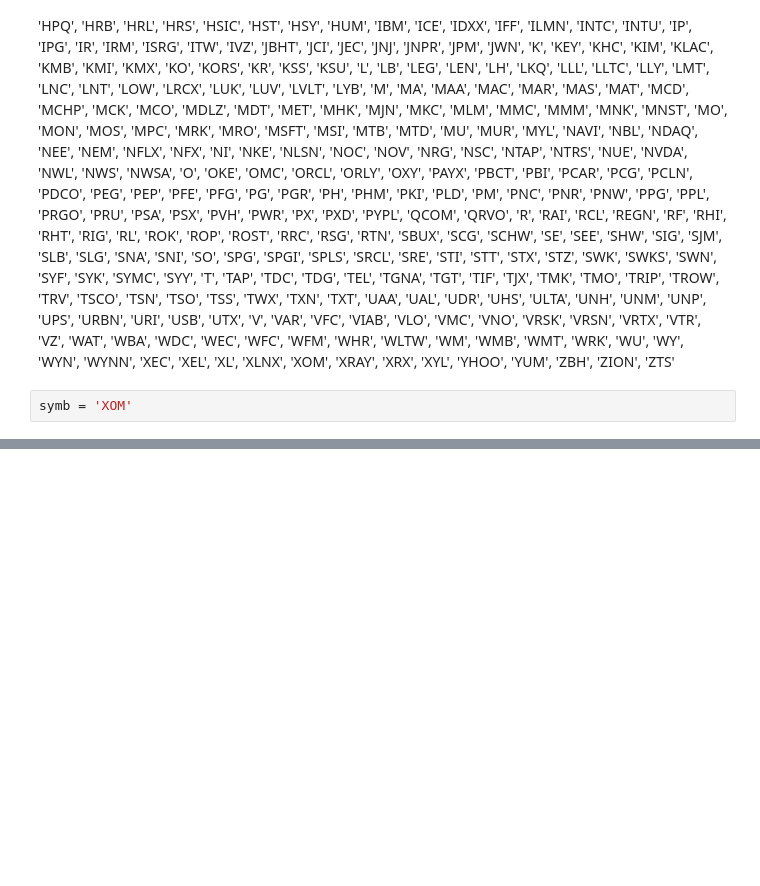
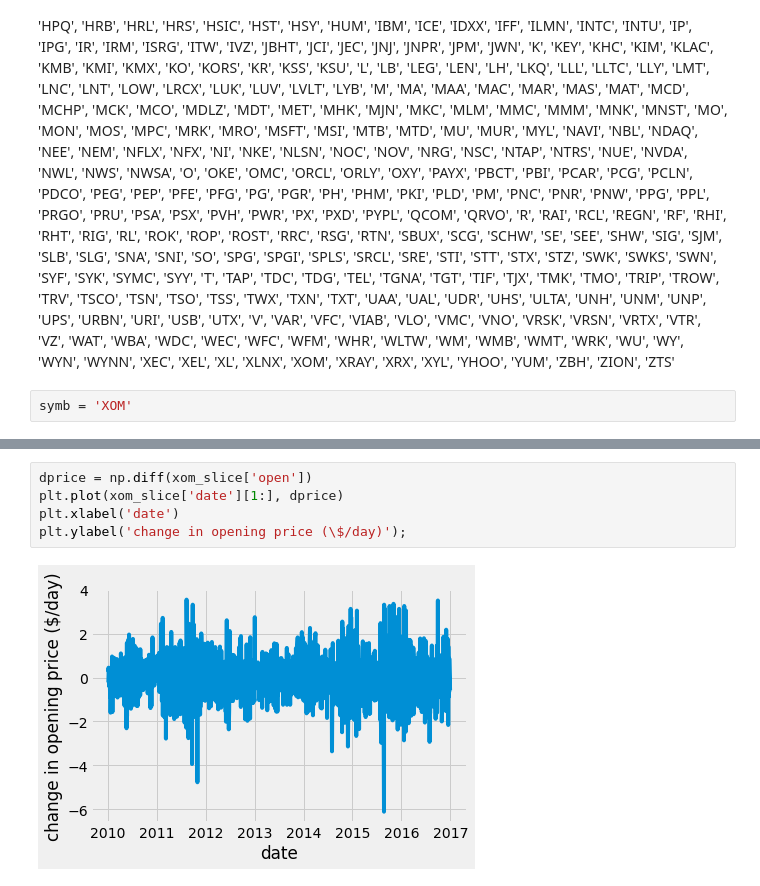
Before and after one commit to hamwalker/computational-mechanics, a Jupyter notebook: projects/notebooks/02_Analyze-data_project.ipynb, the cells around one changed output, grey strips where cells are left out. Saved outputs shown, nothing was run; the diff lists cells and outputs as text; blank space fills up the shorter version.

```diff
--- a/projects/notebooks/02_Analyze-data_project.ipynb
+++ b/projects/notebooks/02_Analyze-data_project.ipynb
@@ -249,0 +263,7 @@ plt.plot(xom_data['date'], xom_data['open'])
+# %%
+dprice = np.diff(xom_slice['open'])
+plt.plot(xom_slice['date'][1:], dprice)
+plt.xlabel('date')
+plt.ylabel('change in opening price (\$/day)');
+# %% [output]
+[figure, added]
```
Also changed, not shown: parts of 6 cells of this notebook, 1 other file.
